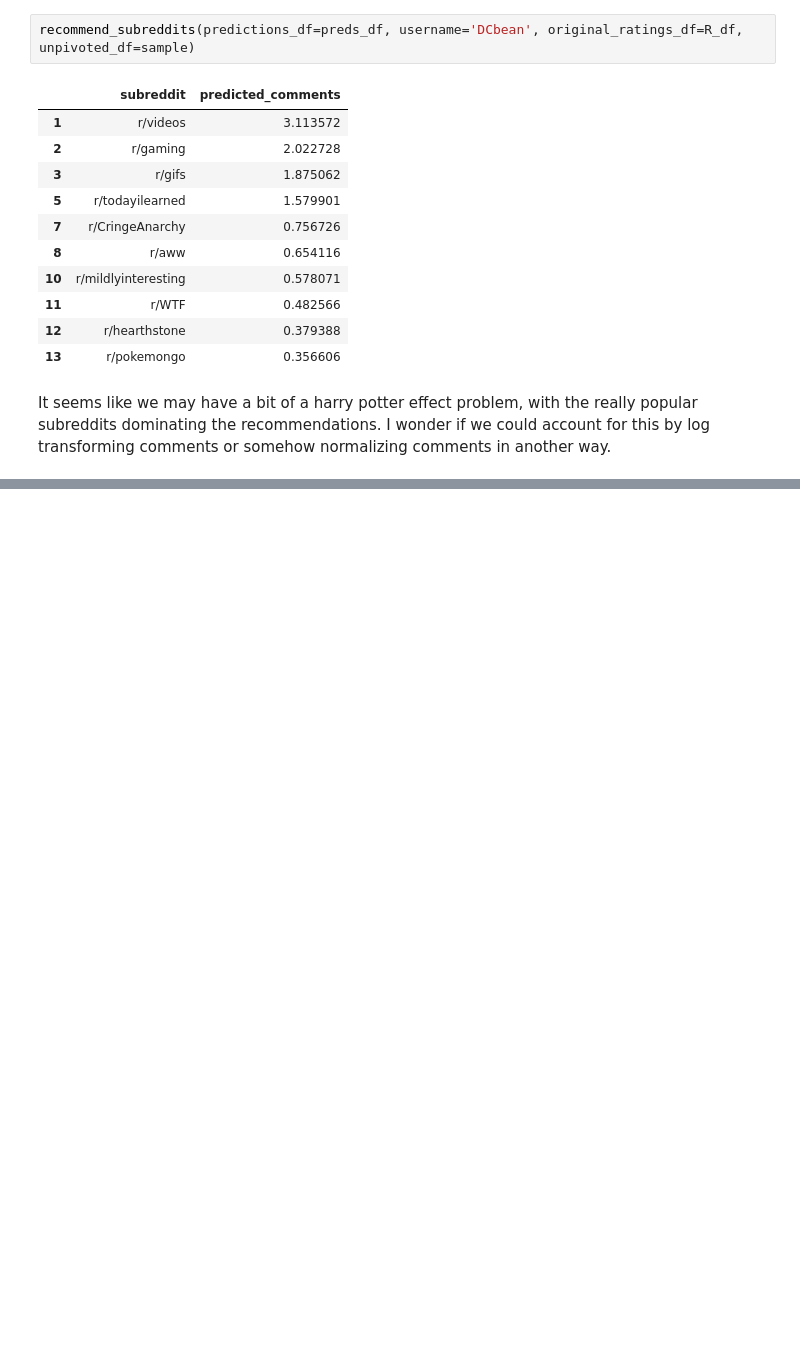
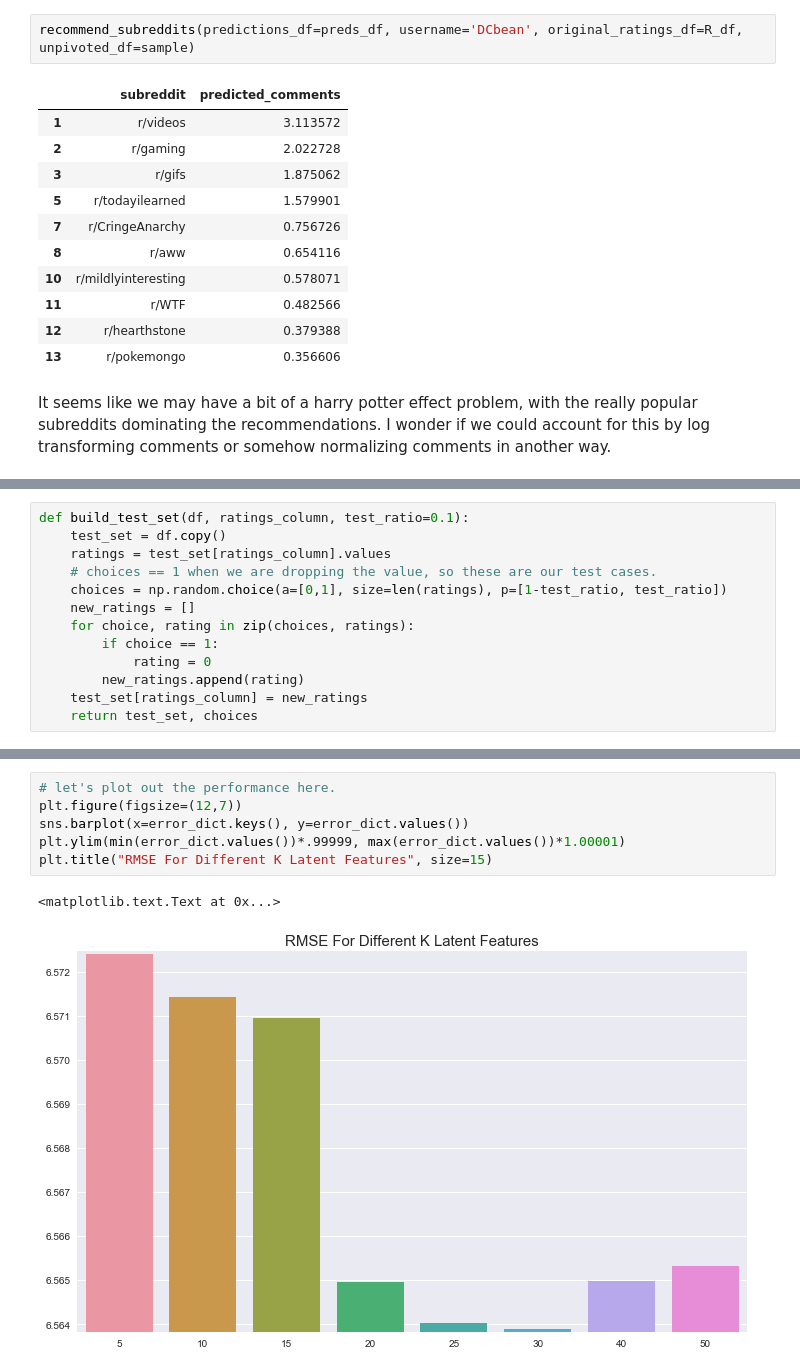
Before and after one commit to iamlostcoast/reddit_rec_engine, a Jupyter notebook: svd_reddit_rec_engine.ipynb, the cells around one changed output, grey strips where cells are left out. Saved outputs shown, nothing was run; the diff lists cells and outputs as text; blank space fills up the shorter version.

```diff
--- a/svd_reddit_rec_engine.ipynb
+++ b/svd_reddit_rec_engine.ipynb
@@ -151,0 +240,13 @@ It seems like we may have a bit of a harry potter effect problem, with the reall
+# %%
+def build_test_set(df, ratings_column, test_ratio=0.1):
+    test_set = df.copy()
+    ratings = test_set[ratings_column].values
+    # choices == 1 when we are dropping the value, so these are our test cases.
+    choices = np.random.choice(a=[0,1], size=len(ratings), p=[1-test_ratio, test_ratio])
+    new_ratings = []
+    for choice, rating in zip(choices, ratings):
+        if choice == 1:
+            rating = 0
+        new_ratings.append(rating)
+    test_set[ratings_column] = new_ratings
+    return test_set, choices
@@ -151,0 +319,9 @@ It seems like we may have a bit of a harry potter effect problem, with the reall
+# %%
+# let's plot out the performance here.
+plt.figure(figsize=(12,7))
+sns.barplot(x=error_dict.keys(), y=error_dict.values())
+plt.ylim(min(error_dict.values())*.99999, max(error_dict.values())*1.00001)
+plt.title("RMSE For Different K Latent Features", size=15)
+# %% [output]
+<matplotlib.text.Text at 0x...>
+[figure, added]
```
Also changed, not shown: parts of 18 cells of this notebook.
